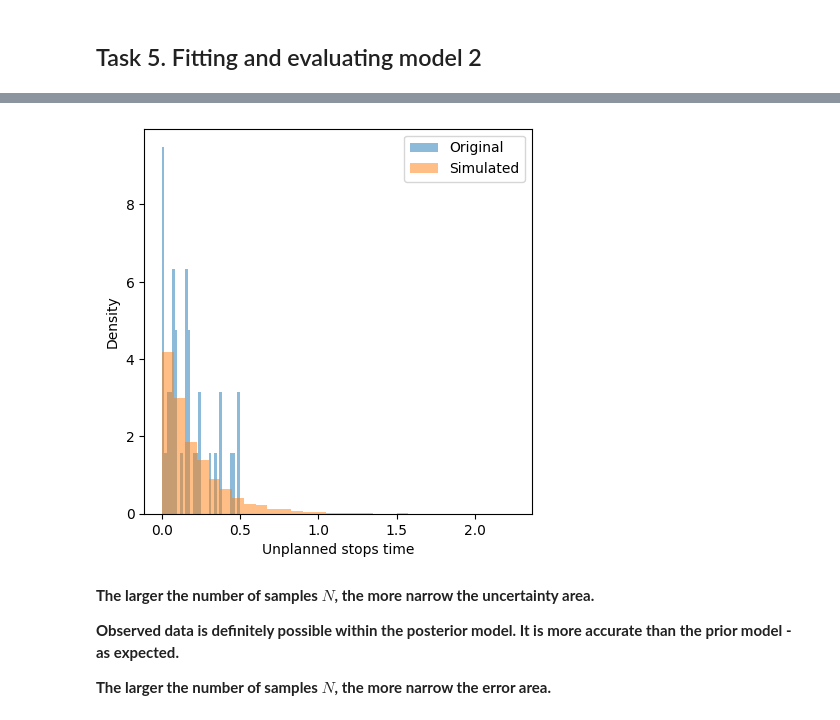
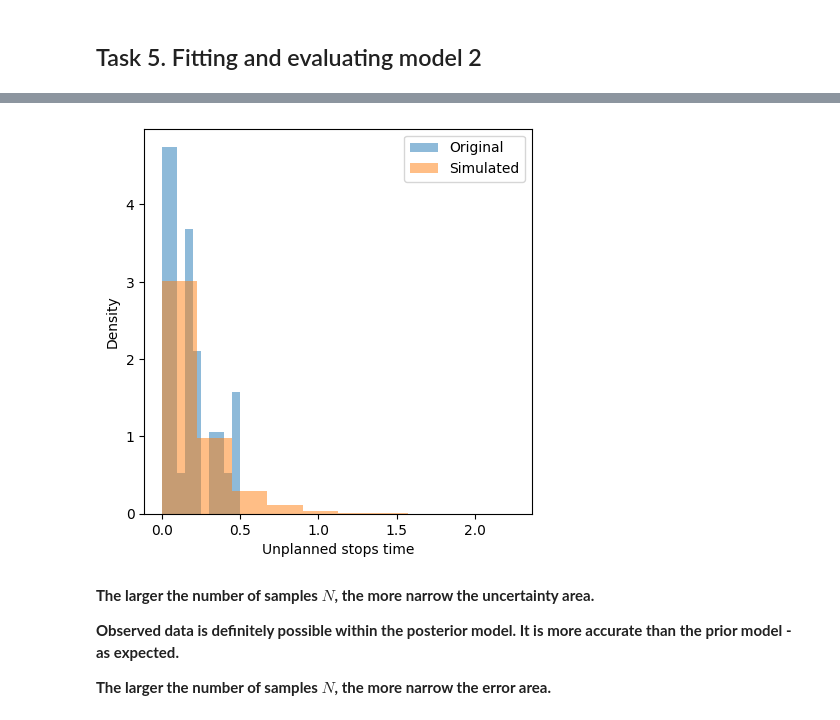
Before and after one commit to Artur-Mzyk/Data-Analytics, a Jupyter notebook: Project/review.ipynb, the cells around one changed output, grey strips where cells are left out. Drawn from its saved outputs; the diff is of its cells as text; code cells hidden in the pictures.

```diff
--- a/Project/review.ipynb
+++ b/Project/review.ipynb
@@ -381,4 +415,4 @@ model_2_fit = CmdStanModel(stan_file="unplanned_stops_linear_fit.stan")
 # %%
-data_fit = {"N": len(d), "unplanned_stops_times": [v[2] for v in d.values()], "cycle_times": list(d_cycles.values())}
-fit = model_2_fit.sample(data=data_fit, seed=SEED)
+data_2_fit = {"N": len(d), "unplanned_stops_times": [v[2] for v in d.values()], "cycle_times": list(d_cycles.values())}
+fit_2 = model_2_fit.sample(data=data_2_fit, seed=SEED)
 # %% [output]
@@ -403,12 +434,14 @@ chain 4 |██████████| 00:00 Sampling completed
 # %%
+fit_2_pd = fit_2.draws_pd()
+
 plt.figure(figsize=(5, 5))
-plt.hist([v[2] for v in d.values()], bins=30, alpha=0.5, density=True, label="Original")
-plt.hist(fit_pd["predicted_stop_times[1]"], bins=30, alpha=0.5, density=True, label="Simulated")
+plt.hist([v[2] for v in d.values()], bins=10, alpha=0.5, density=True, label="Original")
+plt.hist(fit_2_pd["predicted_stop_times[1]"], bins=10, alpha=0.5, density=True, label="Simulated")
 plt.xlabel("Unplanned stops time"), plt.ylabel("Density")
 plt.legend()
 plt.show()
 # %% [output]
-[figure, old version]
+[figure, new version]
 # %% [markdown]
 **The larger the number of samples $N$, the more narrow the uncertainty area.**
 
```
Also changed, not shown: parts of 12 cells of this notebook, 1 other file.
